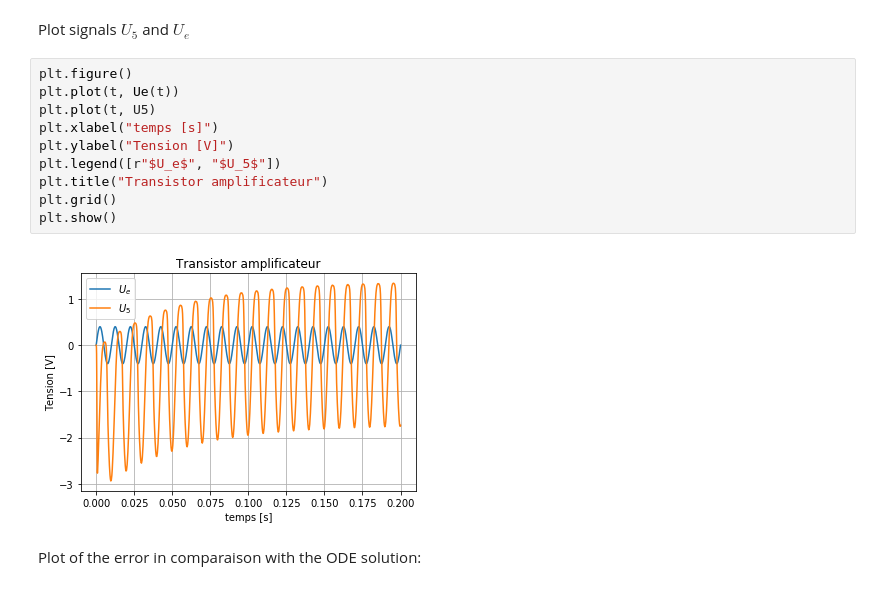
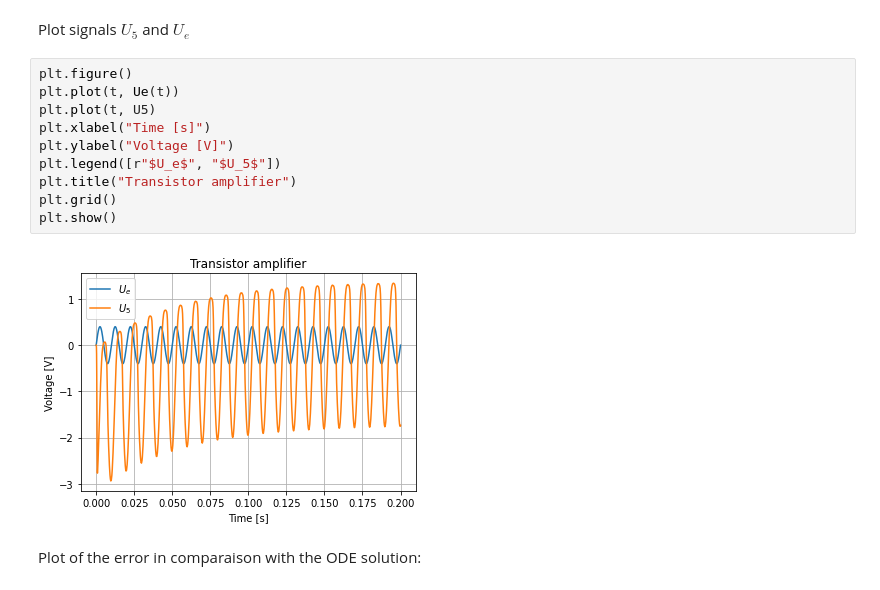
Before and after one commit to ocheffert/Notebooks---Master-thesis, a Jupyter notebook: transistor.ipynb, the cells around one changed output. Saved outputs shown, nothing was run; the diff lists cells and outputs as text.

```diff
--- a/transistor.ipynb
+++ b/transistor.ipynb
@@ -218,15 +222,15 @@ Plot signals $U_5$ and $U_e$
 # %%
 plt.figure()
 plt.plot(t, Ue(t))
 plt.plot(t, U5)
-plt.xlabel("temps [s]")
-plt.ylabel("Tension [V]")
+plt.xlabel("Time [s]")
+plt.ylabel("Voltage [V]")
 plt.legend([r"$U_e$", "$U_5$"])
-plt.title("Transistor amplificateur")
+plt.title("Transistor amplifier")
 plt.grid()
 plt.show()
 # %% [output]
-[figure, old version]
+[figure, new version]
 # %% [markdown]
 Plot of the error in comparaison with the ODE solution:
 # %%
```
Also changed, not shown: parts of 5 cells of this notebook, 4 other files.
